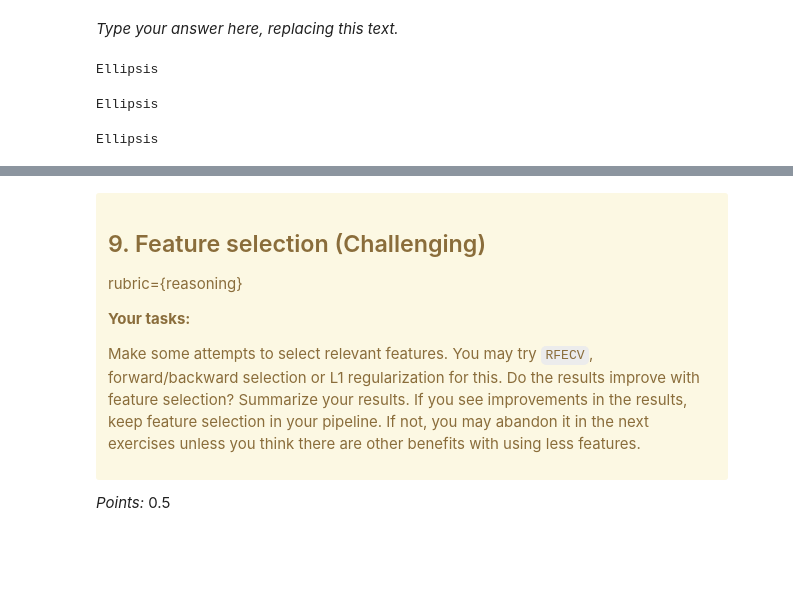
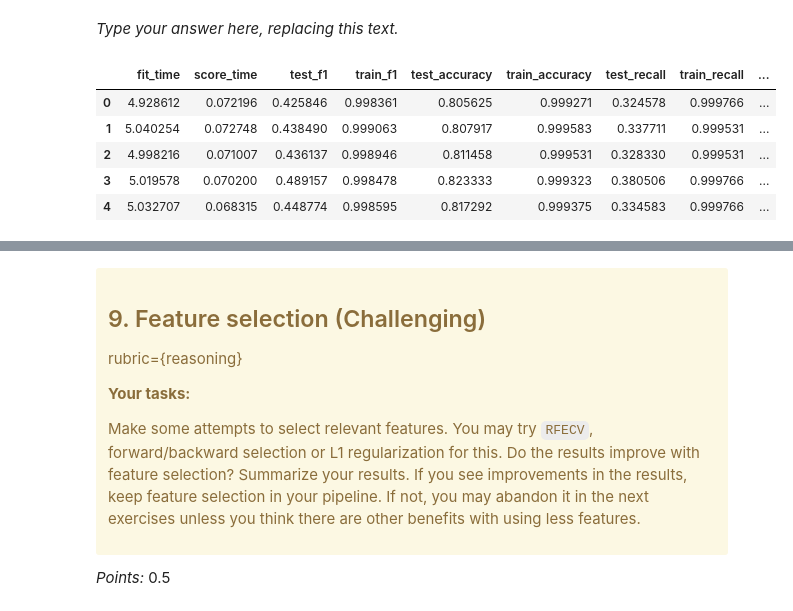
Before and after one commit to UBC-MDS/DSCI_573-Lab_4, a Jupyter notebook: lab4.ipynb, the cells around one changed output, grey strips where cells are left out. Cells and saved outputs as stored; diff of their text form; code cells hidden in the pictures; blank space fills up the shorter version.

```diff
--- a/lab4.ipynb
+++ b/lab4.ipynb
@@ -439,13 +450,9 @@ Please also refer to the documentation for alternative solver options:
 # %%
-from sklearn.model_selection import RandomizedSearchCV
-from scipy.stats import loguniform
-
-
 param_dist = {
     'logisticregression__l1_ratio': [0, 0,25, 0.5, 0.75, 1]
 }
 
-lr_elasticnet = make_pipeline(preprocessor, LogisticRegression(penalty='elasticnet', solver='saga', max_iter=100))
+lr_elasticnet = make_pipeline(preprocessor, LogisticRegression(penalty='elasticnet', solver='saga', max_iter=100, class_weight='balanced'))
 
 lr_random_search = RandomizedSearchCV(lr_elasticnet, param_distributions=param_dist, cv=5, scoring='f1', n_jobs=-1, random_state=0)
 
@@ -544,15 +542,14 @@ rubric={accuracy,reasoning}
 _Points:_ 10
 # %% [markdown]
 _Type your answer here, replacing this text._
-# %%
-...
-# %% [output]
-Ellipsis
-# %%
-...
-# %% [output]
-Ellipsis
-# %%
-...
-# %% [output]
-Ellipsis
+# %%
+# Random Forest Classifier
+rf_model = make_pipeline(preprocessor, RandomForestClassifier(n_estimators=100, random_state=0, class_weight='balanced'))
+pd.DataFrame(cross_validate(rf_model, X_train, y_train, n_jobs=-1, scoring=my_scoring, return_train_score=True))
+# %% [output]
+|  | fit_time | score_time | test_f1 | train_f1 | test_accuracy | train_accuracy | test_recall | train_recall | ... |
+| 0 | 4.928612 | 0.072196 | 0.425846 | 0.998361 | 0.805625 | 0.999271 | 0.324578 | 0.999766 | ... |
+| 1 | 5.040254 | 0.072748 | 0.438490 | 0.999063 | 0.807917 | 0.999583 | 0.337711 | 0.999531 | ... |
+| 2 | 4.998216 | 0.071007 | 0.436137 | 0.998946 | 0.811458 | 0.999531 | 0.328330 | 0.999531 | ... |
+| 3 | 5.019578 | 0.070200 | 0.489157 | 0.998478 | 0.823333 | 0.999323 | 0.380506 | 0.999766 | ... |
+| 4 | 5.032707 | 0.068315 | 0.448774 | 0.998595 | 0.817292 | 0.999375 | 0.334583 | 0.999766 | ... |
```
Also changed, not shown: parts of 20 cells of this notebook, 1 other file.
